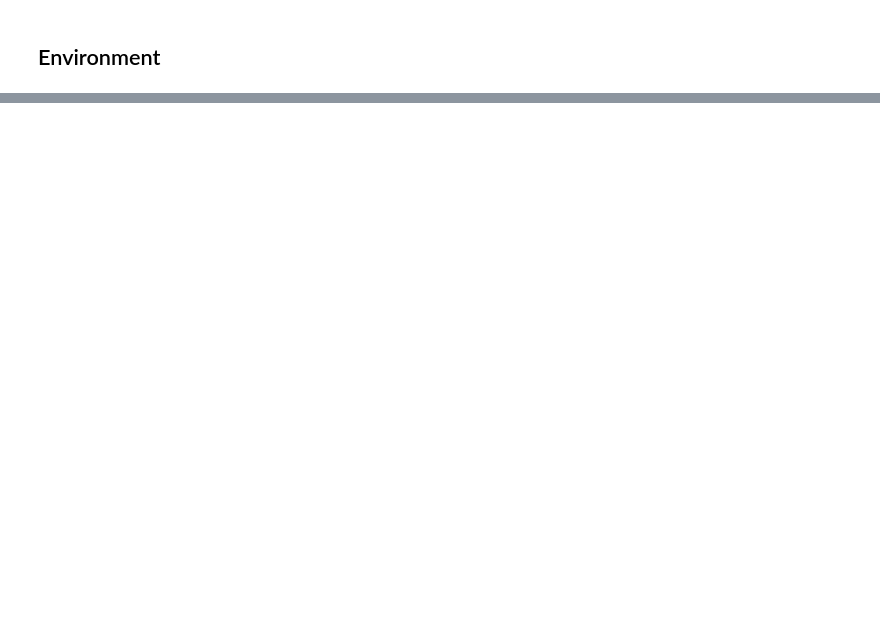
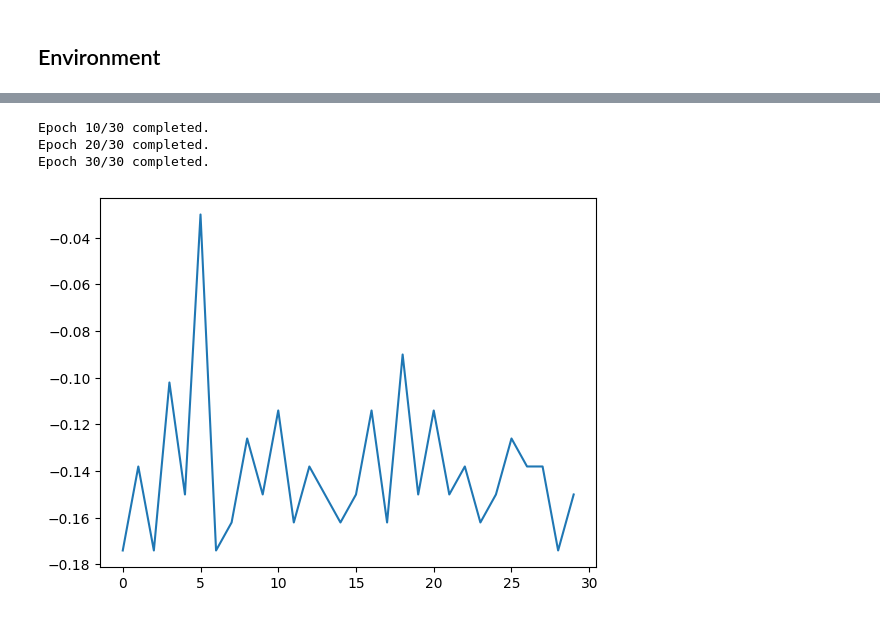
Before and after one commit to ArcaloJade/TPF-RL-LopezVilaclara-Costantini-Lewit, a Jupyter notebook: proyecto.ipynb, the cells around one changed output, grey strips where cells are left out. Cells and saved outputs as stored; diff of their text form; code cells hidden in the pictures; blank space fills up the shorter version.

Commit message:
implementacion del entrenamiento y render para evaluacion

```diff
--- a/proyecto.ipynb
+++ b/proyecto.ipynb
@@ -5,7 +14,8 @@ from PolicyNet import PolicyNet
 # %% [markdown]
 ## Environment
 # %%
-import flappy_bird_gymnasium
-import gymnasium
-env = gymnasium.make("FlappyBird-v0", render_mode="human", use_lidar=False)
+
+env = gymnasium.make("FlappyBird-v0", use_lidar=False)
+print(f"Action Dim: {env.action_space.n}")
+print(f"Obs Dim: {env.observation_space}")
 # %% [output]
@@ -13,15 +24,24 @@ FileNotFoundError: Can't find the sprites folder! No such file or directory: /Us
 # %%
-policy_net = PolicyNet()
+policy_net = PolicyNet(12, 2)
+value_net = ValueNet(12, 1)
 # %%
 hiperparams = {
-    "epochs": 3000,
+    "epochs": 30,
     "batch_size": 64,
-    "policy_net": Any,
-    "value_net": Any,
+    "policy_net": policy_net,
+    "value_net": value_net,
     "clip_param": 0.2,
     "lr": 0.001,
     "discount_factor": 0.95,
-    "gae_lambda": Any
+    "gae_lambda": 0.95
 }
 # %%
-PPO = PPO_Clip()
+PPO = PPO_Clip(hiperparams["epochs"], hiperparams["batch_size"], hiperparams["policy_net"], hiperparams["value_net"], hiperparams["clip_param"], hiperparams["lr"], hiperparams["discount_factor"], hiperparams["gae_lambda"])
+rewards = PPO.train(env)
+plt.plot(rewards)
+plt.show()
+# %% [output]
+Epoch 10/30 completed.
+Epoch 20/30 completed.
+Epoch 30/30 completed.
+[figure, added]
```
Also changed, not shown: parts of 3 cells of this notebook, 1 other file.
